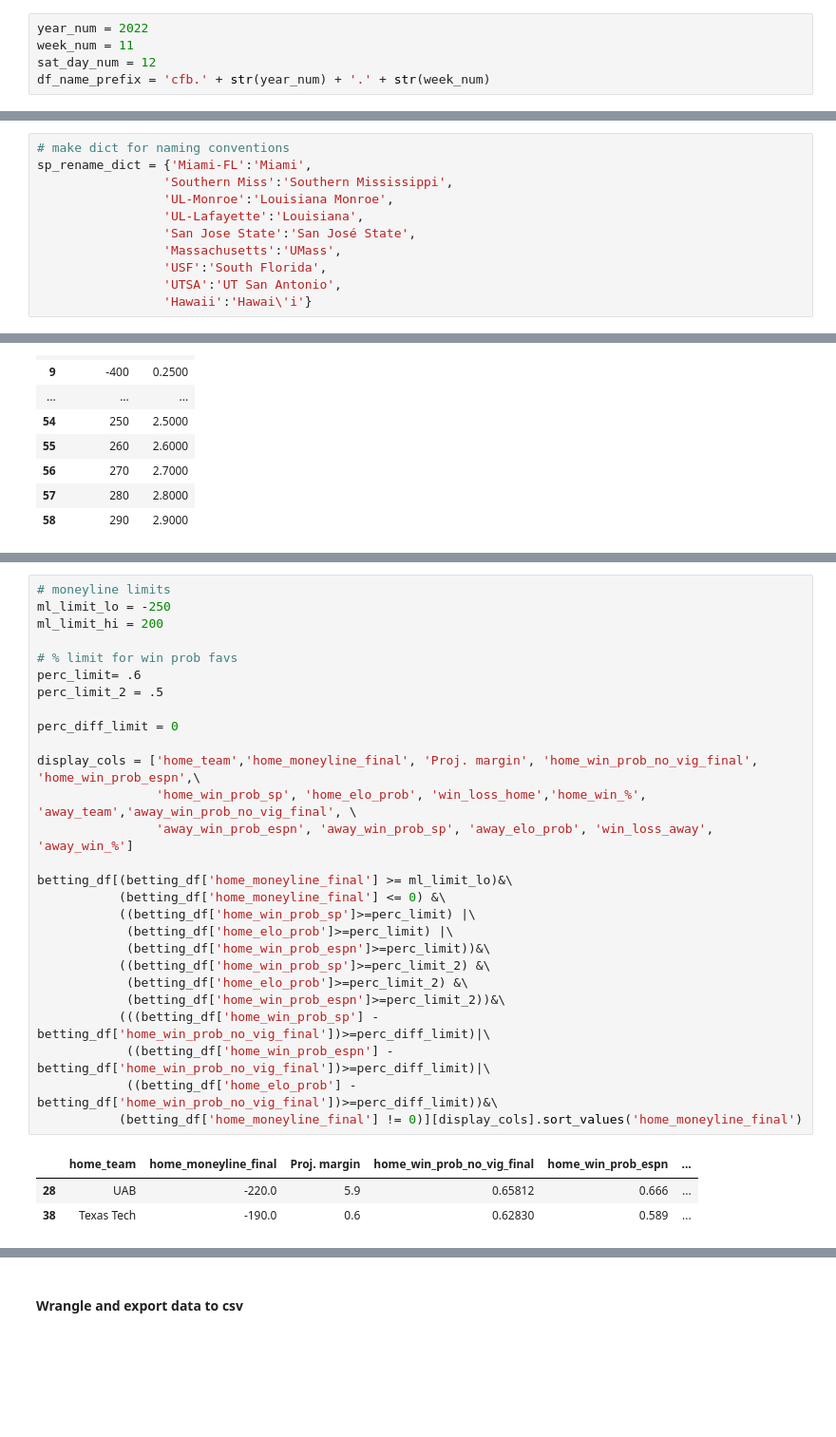
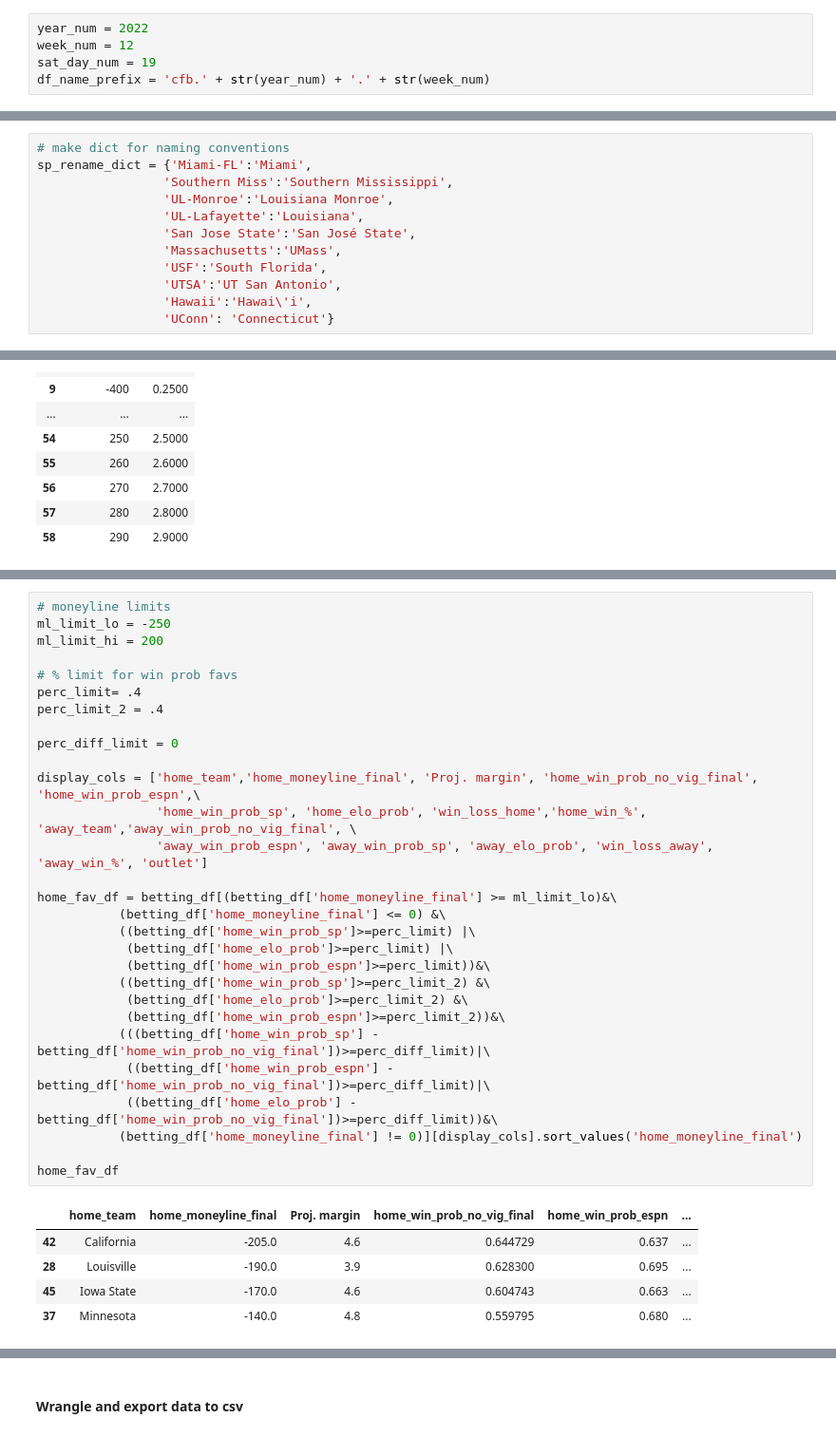
Before and after one commit to regomoto/sports_betting, a Jupyter notebook: 2022_week_12_test.ipynb, the cells around one changed output, grey strips where cells are left out. Shown at 95% size. Drawn from its saved outputs; the diff is of its cells as text; blank space fills up the shorter version.

```diff
--- a/week_11_test.ipynb
+++ b/2022_week_12_test.ipynb
@@ -9,8 +10,8 @@ sat_day_num is used for getting the day of the month for this week's football ga
 df_name_prefix is how the file names for exported dataframes will be stored as so it is easy to know what I am looking at before opening and for sorting later
 # %%
 year_num = 2022
-week_num = 11
-sat_day_num = 12
+week_num = 12
+sat_day_num = 19
 df_name_prefix = 'cfb.' + str(year_num) + '.' + str(week_num)
 # %% [markdown]
 ### Import libraries
@@ -561,7 +557,8 @@ sp_rename_dict = {'Miami-FL':'Miami',
                  'Massachusetts':'UMass',
                  'USF':'South Florida',
                  'UTSA':'UT San Antonio',
-                 'Hawaii':'Hawai\'i'}
+                 'Hawaii':'Hawai\'i',
+                 'UConn': 'Connecticut'}
 # %%
 # rename home teams from SP+
 new_home_name_list = []
@@ -739,33 +735,37 @@ For HOME teams with moneylines >= -250 (which implies no positive moneylines...)
 # %%
 # moneyline limits
 ml_limit_lo = -250
 ml_limit_hi = 200
 
 # % limit for win prob favs
-perc_limit= .6
-perc_limit_2 = .5
+perc_limit= .4
+perc_limit_2 = .4
 
 perc_diff_limit = 0
 
 display_cols = ['home_team','home_moneyline_final', 'Proj. margin', 'home_win_prob_no_vig_final', 'home_win_prob_espn',\
                 'home_win_prob_sp', 'home_elo_prob', 'win_loss_home','home_win_%', 'away_team','away_win_prob_no_vig_final', \
-                'away_win_prob_espn', 'away_win_prob_sp', 'away_elo_prob', 'win_loss_away', 'away_win_%']
+                'away_win_prob_espn', 'away_win_prob_sp', 'away_elo_prob', 'win_loss_away', 'away_win_%', 'outlet']
 
-betting_df[(betting_df['home_moneyline_final'] >= ml_limit_lo)&\
+home_fav_df = betting_df[(betting_df['home_moneyline_final'] >= ml_limit_lo)&\
            (betting_df['home_moneyline_final'] <= 0) &\
            ((betting_df['home_win_prob_sp']>=perc_limit) |\
             (betting_df['home_elo_prob']>=perc_limit) |\
             (betting_df['home_win_prob_espn']>=perc_limit))&\
            ((betting_df['home_win_prob_sp']>=perc_limit_2) &\
             (betting_df['home_elo_prob']>=perc_limit_2) &\
             (betting_df['home_win_prob_espn']>=perc_limit_2))&\
            (((betting_df['home_win_prob_sp'] - betting_df['home_win_prob_no_vig_final'])>=perc_diff_limit)|\
             ((betting_df['home_win_prob_espn'] - betting_df['home_win_prob_no_vig_final'])>=perc_diff_limit)|\
             ((betting_df['home_elo_prob'] - betting_df['home_win_prob_no_vig_final'])>=perc_diff_limit))&\
            (betting_df['home_moneyline_final'] != 0)][display_cols].sort_values('home_moneyline_final')
+
+home_fav_df
 # %% [output]
 |  | home_team | home_moneyline_final | Proj. margin | home_win_prob_no_vig_final | home_win_prob_espn | ... |
-| 28 | UAB | -220.0 | 5.9 | 0.65812 | 0.666 | ... |
-| 38 | Texas Tech | -190.0 | 0.6 | 0.62830 | 0.589 | ... |
+| 42 | California | -205.0 | 4.6 | 0.644729 | 0.637 | ... |
+| 28 | Louisville | -190.0 | 3.9 | 0.628300 | 0.695 | ... |
+| 45 | Iowa State | -170.0 | 4.6 | 0.604743 | 0.663 | ... |
+| 37 | Minnesota | -140.0 | 4.8 | 0.559795 | 0.680 | ... |
 # %%
 # choose home favorites if any. add to list below
```
Also changed, not shown: parts of 29 cells of this notebook, 2 other files.
